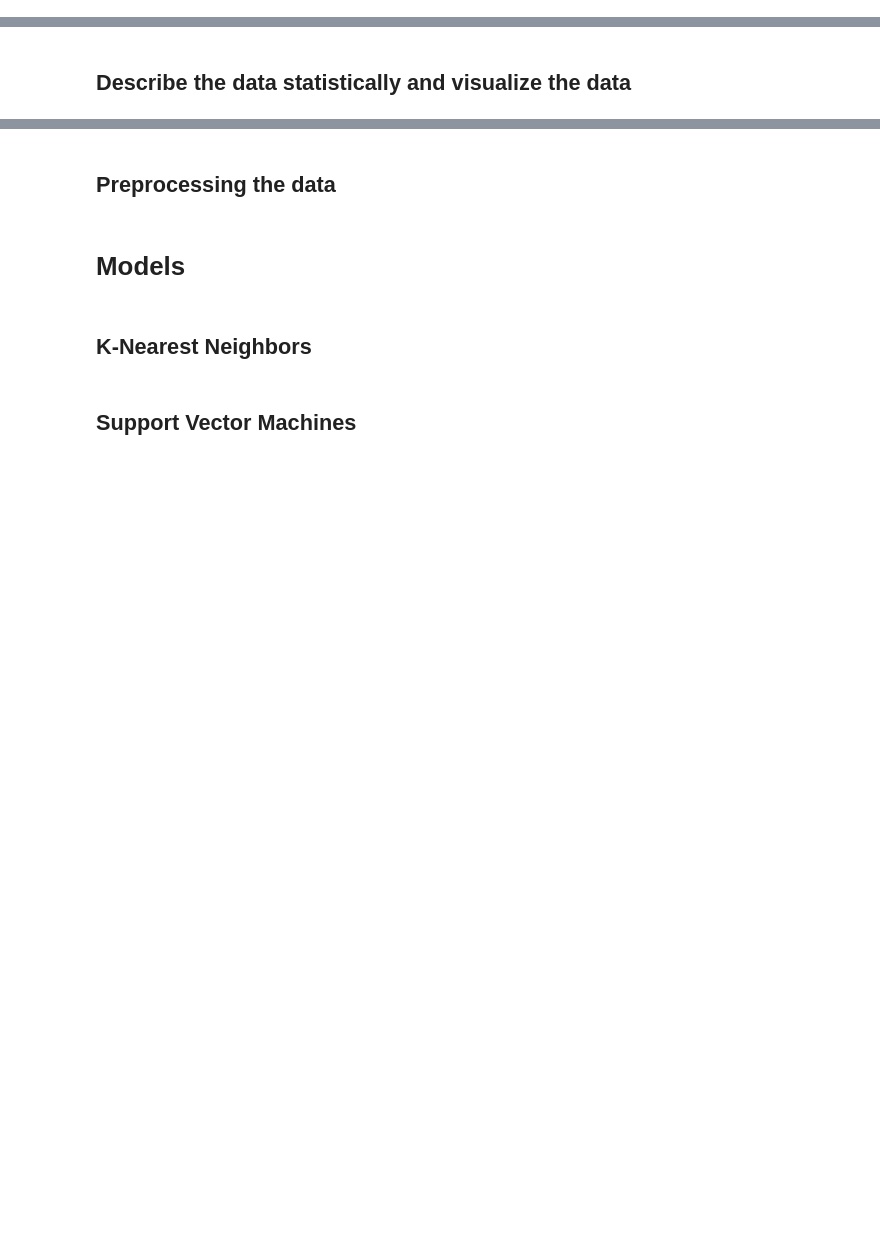
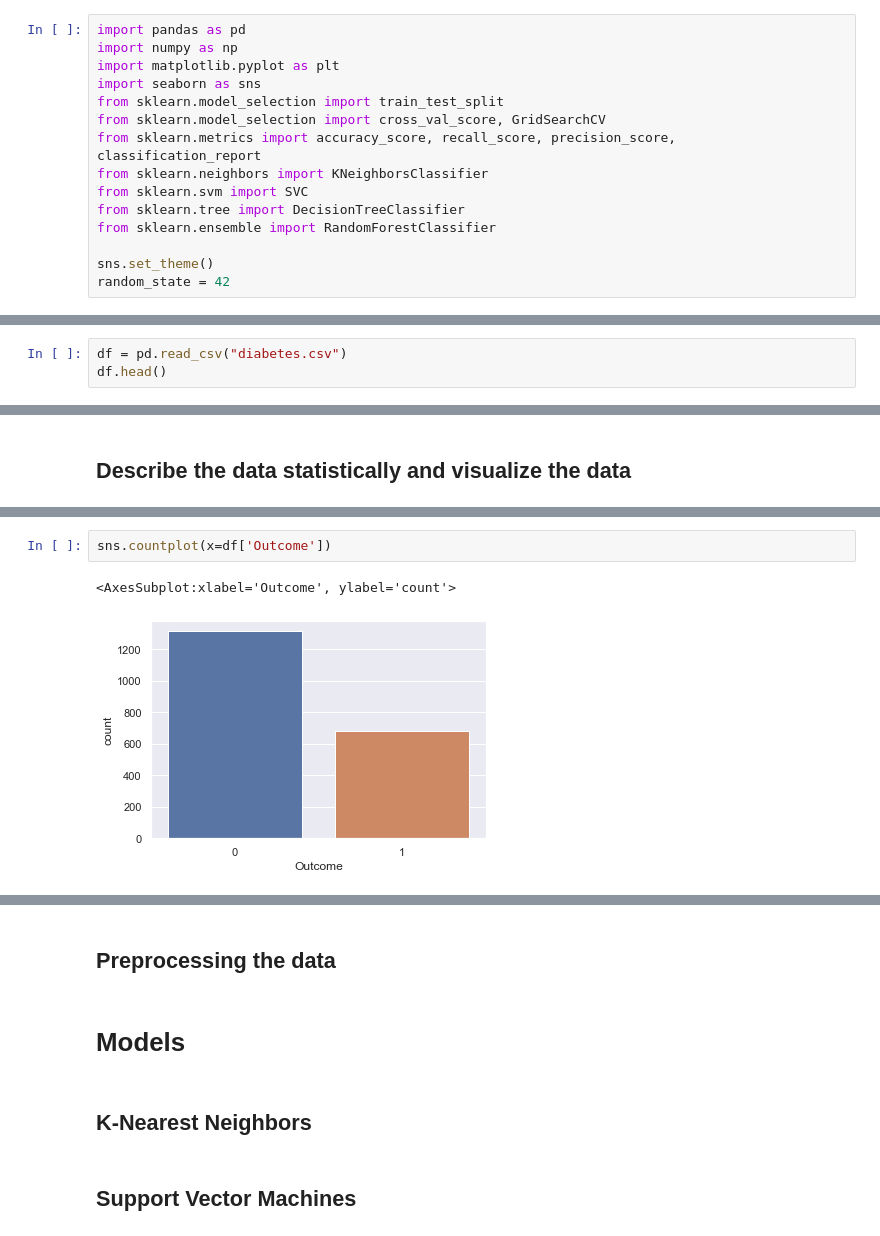
Before and after one commit to Ahmed-Alsardi/CS364_ml_project, a Jupyter notebook: main.ipynb, the cells around one changed output, grey strips where cells are left out. Drawn from its saved outputs; the diff is of its cells as text; blank space fills up the shorter version.

```diff
--- a/main.ipynb
+++ b/main.ipynb
@@ -7,2 +7,17 @@
+# %%
+import pandas as pd
+import numpy as np
+import matplotlib.pyplot as plt
+import seaborn as sns
+from sklearn.model_selection import train_test_split
+from sklearn.model_selection import cross_val_score, GridSearchCV
+from sklearn.metrics import accuracy_score, recall_score, precision_score, classification_report
+from sklearn.neighbors import KNeighborsClassifier
+from sklearn.svm import SVC
+from sklearn.tree import DecisionTreeClassifier
+from sklearn.ensemble import RandomForestClassifier
+
+sns.set_theme()
+random_state = 42
 # %% [markdown]
 # Data Cleaning
@@ -10,0 +24,3 @@
+# %%
+df = pd.read_csv("diabetes.csv")
+df.head()
@@ -14,0 +71,5 @@
+# %%
+sns.countplot(x=df['Outcome'])
+# %% [output]
+<AxesSubplot:xlabel='Outcome', ylabel='count'>
+[figure, added]
```
Also changed, not shown: parts of 15 cells of this notebook.
